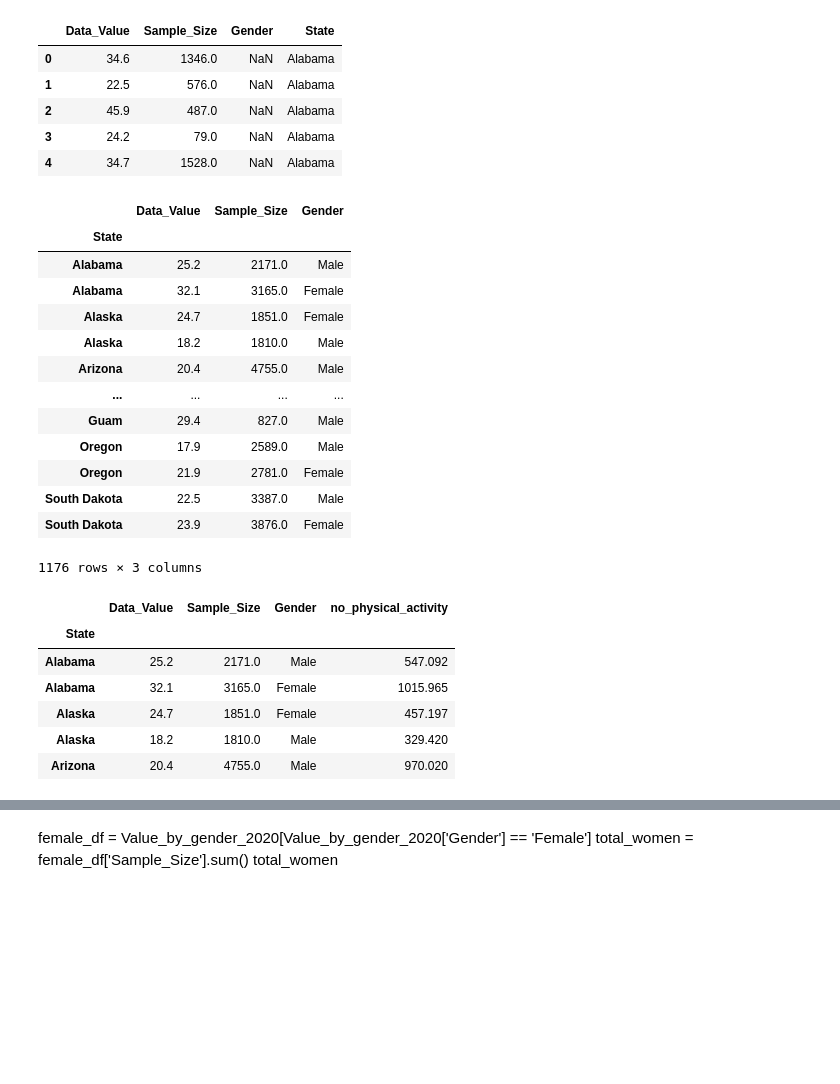
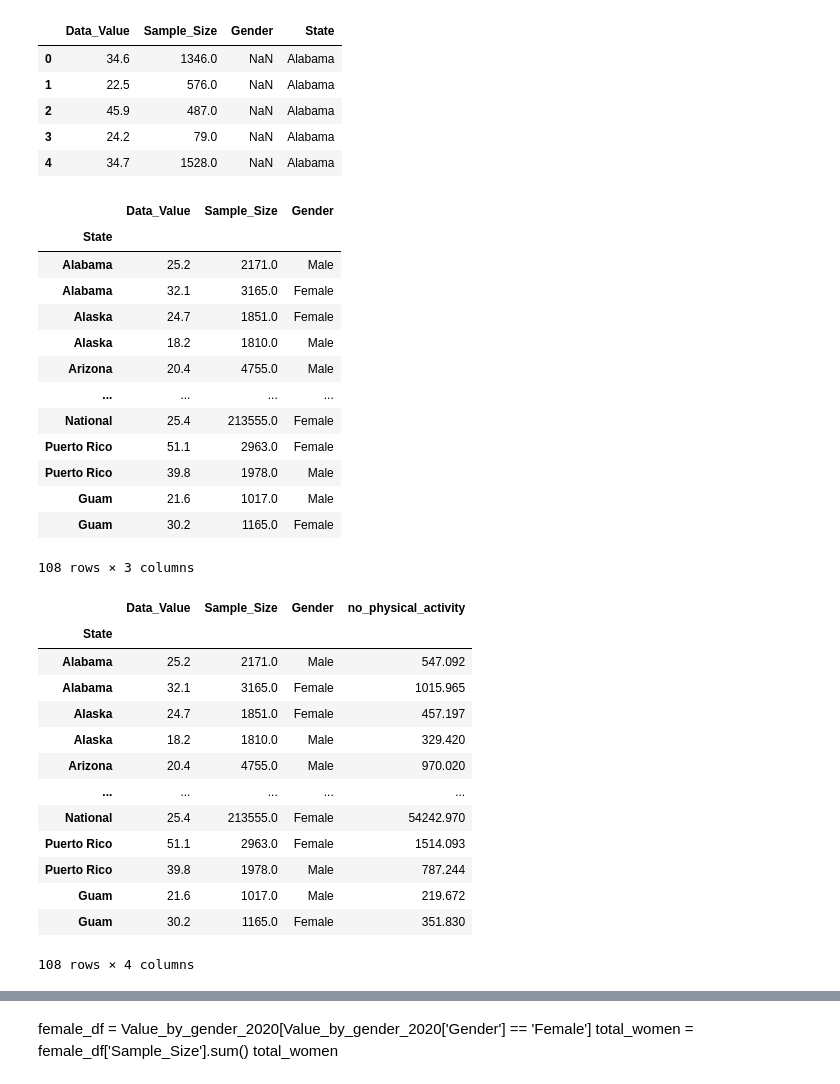
Before and after one commit to soobin83/Project1-Group2, a Jupyter notebook: project/Suicide/Depression.ipynb, the cells around one changed output, grey strips where cells are left out. Cells and saved outputs as stored; diff of their text form; code cells hidden in the pictures; blank space fills up the shorter version.

```diff
--- a/project/Suicide/Depression.ipynb
+++ b/project/Suicide/Depression.ipynb
@@ -67,6 +63,7 @@ plt.show()
 [figure]
 # %%
 depression_2020 = depression.loc[depression["Year"]==2020]
+depression_2020 = depression_2020.dropna()
 depression_2020
 # %% [output]
 |  | Year | State | Depression rate |
@@ -115,5 +101,6 @@ plt.show()
 # %%
-depression_2020 = depression[depression['Year'] == 2020]
+#find the states for the five highest depression rates in 2020
+# depression_2020 = depression[depression['Year'] == 2020]
 top_5_states_2020 = depression_2020.nlargest(5, 'Depression rate')
 top_5_states_2020
 # %% [output]
@@ -158,3 +145,6 @@ bottom_5_states
 | 108 | 2020 | California | 14.1 |
 # %%
 physical_activity = physical_activity.rename(columns={'YearEnd':'Year', 'Location':'State'})
+# %%
+physical_activity_2020_df = physical_activity.loc[physical_activity['Year'] == 2020]
+physical_activity_2020_df.head()
@@ -161,5 +158,5 @@ physical_activity = physical_activity.rename(columns={'YearEnd':'Year', 'Locatio
 # %%
-depression_activity_df = pd.merge(depression_2020, physical_activity, on=["Year","State"], how="outer")
+depression_activity_df = pd.merge(depression_2020, physical_activity_2020_df, on=["Year","State"], how="outer")
 
 depression_activity_df.head()
 # %% [output]
@@ -201,22 +198,29 @@ Value_by_gender_2020
 | Alaska | 18.2 | 1810.0 | Male |
 | Arizona | 20.4 | 4755.0 | Male |
 | ... | ... | ... | ... |
-| Guam | 29.4 | 827.0 | Male |
-| Oregon | 17.9 | 2589.0 | Male |
-| Oregon | 21.9 | 2781.0 | Female |
-| South Dakota | 22.5 | 3387.0 | Male |
-| South Dakota | 23.9 | 3876.0 | Female |
+| National | 25.4 | 213555.0 | Female |
+| Puerto Rico | 51.1 | 2963.0 | Female |
+| Puerto Rico | 39.8 | 1978.0 | Male |
+| Guam | 21.6 | 1017.0 | Male |
+| Guam | 30.2 | 1165.0 | Female |
-1176 rows × 3 columns
+108 rows × 3 columns
 # %%
 Value_by_gender_2020["no_physical_activity"] = Value_by_gender_2020["Data_Value"] * Value_by_gender_2020["Sample_Size"] / 100
-Value_by_gender_2020.head()
+Value_by_gender_2020
 # %% [output]
 |  | Data_Value | Sample_Size | Gender | no_physical_activity |
 | State |  |  |  |  |
 | Alabama | 25.2 | 2171.0 | Male | 547.092 |
 | Alabama | 32.1 | 3165.0 | Female | 1015.965 |
 | Alaska | 24.7 | 1851.0 | Female | 457.197 |
 | Alaska | 18.2 | 1810.0 | Male | 329.420 |
 | Arizona | 20.4 | 4755.0 | Male | 970.020 |
+| ... | ... | ... | ... | ... |
+| National | 25.4 | 213555.0 | Female | 54242.970 |
+| Puerto Rico | 51.1 | 2963.0 | Female | 1514.093 |
+| Puerto Rico | 39.8 | 1978.0 | Male | 787.244 |
+| Guam | 21.6 | 1017.0 | Male | 219.672 |
+| Guam | 30.2 | 1165.0 | Female | 351.830 |
+108 rows × 4 columns
 # %%
 male_df = Value_by_gender_2020[Value_by_gender_2020['Gender'] == 'Male']
```
Also changed, not shown: parts of 19 cells of this notebook.
